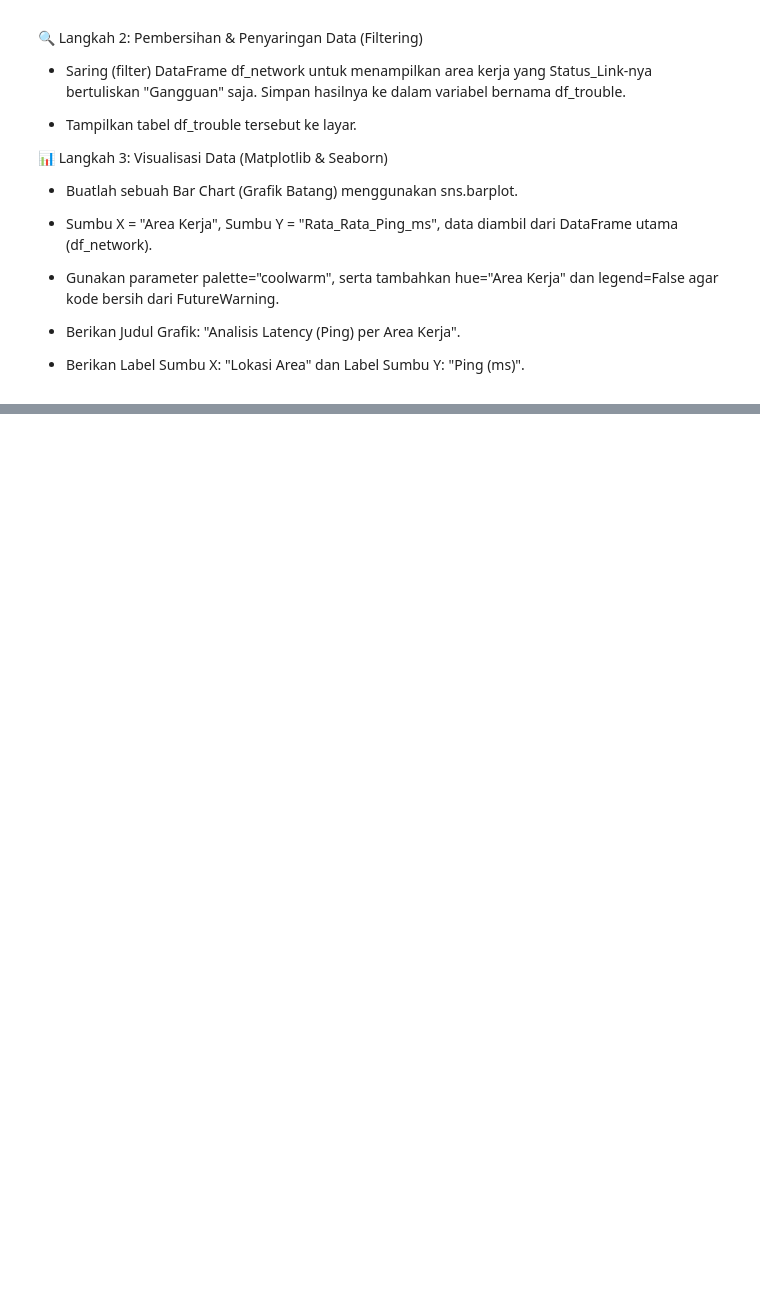
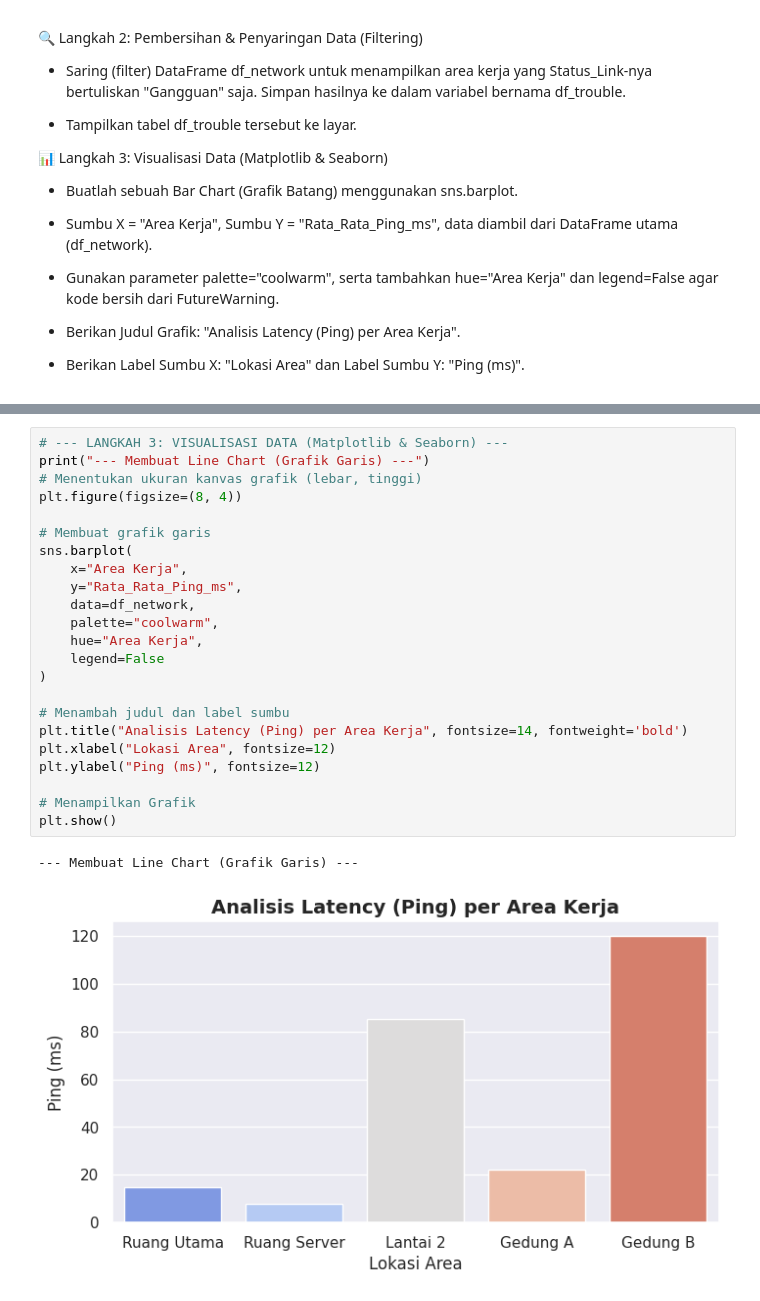
Before and after one commit to ahmadirhamm/belajar-python-journey, a Jupyter notebook: 12_Mini_Project_Data_Analysis.ipynb, the cells around one changed output, grey strips where cells are left out. Saved outputs shown, nothing was run; the diff lists cells and outputs as text; blank space fills up the shorter version.

```diff
--- a/12_Mini_Project_Data_Analysis.ipynb
+++ b/12_Mini_Project_Data_Analysis.ipynb
@@ -61,0 +99,26 @@ Buatlah Code Cell baru di bawahnya untuk menyelesaikan 3 Langkah Analisis beriku
+# %%
+# --- LANGKAH 3: VISUALISASI DATA (Matplotlib & Seaborn) ---
+print("--- Membuat Line Chart (Grafik Garis) ---")
+# Menentukan ukuran kanvas grafik (lebar, tinggi)
+plt.figure(figsize=(8, 4))
+
+# Membuat grafik garis
+sns.barplot(
+    x="Area Kerja",
+    y="Rata_Rata_Ping_ms",
+    data=df_network,
+    palette="coolwarm",
+    hue="Area Kerja",
+    legend=False
+)
+
+# Menambah judul dan label sumbu
+plt.title("Analisis Latency (Ping) per Area Kerja", fontsize=14, fontweight='bold')
+plt.xlabel("Lokasi Area", fontsize=12)
+plt.ylabel("Ping (ms)", fontsize=12)
+
+# Menampilkan Grafik
+plt.show()
+# %% [output]
+--- Membuat Line Chart (Grafik Garis) ---
+[figure, added]
```
Also changed, not shown: parts of 4 cells of this notebook.
